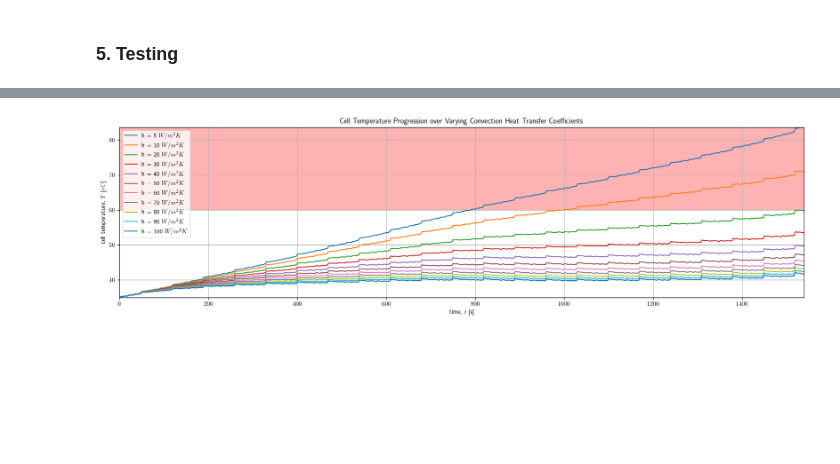
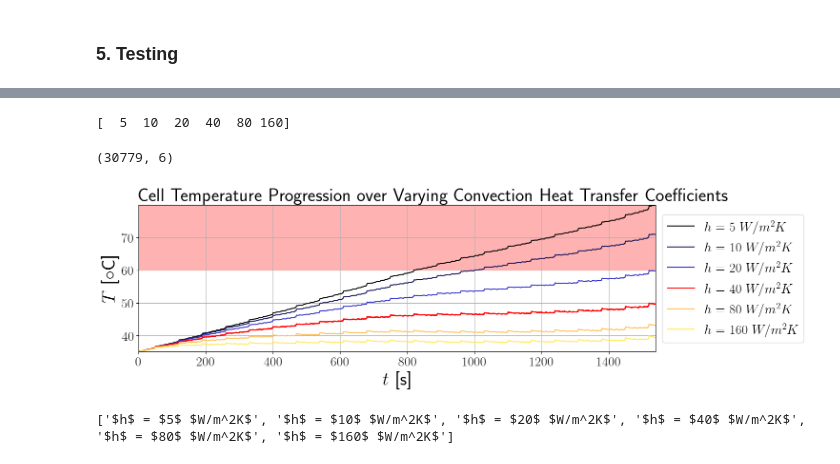
Before and after one commit to lemslemslems/cell_thermal_calculations, a Jupyter notebook: MAIN_cell_thermal_calculations.ipynb, the cells around one changed output, grey strips where cells are left out. Saved outputs shown, nothing was run; the diff lists cells and outputs as text; code cells hidden in the pictures; blank space fills up the shorter version.

Commit message:
update ot last graph

```diff
--- a/MAIN_cell_thermal_calculations.ipynb
+++ b/MAIN_cell_thermal_calculations.ipynb
@@ -50,7 +50,7 @@ num_parallel = 6                # no. of cell arrays in parallel
 radius = 0.009                  # cell radius [m]
 height = 0.065                  # cell height [m]
 
-conv_coeff = 10/3           # convection coefficient [W/m^2K]
+conv_coeff = 5              # convection coefficient [W/m^2K]
 timestep = 0.05             # [s]
 T_amb = 35                  # ambient temp. [C]
 num_laps = 22               # no. of laps in race
@@ -267,3 +262,11 @@ print(conv_coeff_test)
+# %%
+conv_coeff_test = [5]
+for i in range(1,6):
+    conv_coeff_test.append(conv_coeff_test[i-1]*2)
+conv_coeff_test = np.array(conv_coeff_test)
+print(conv_coeff_test)
+# %% [output]
+[  5  10  20  40  80 160]
 # %%
 def dT2_test(T_prev, Cp, conv_coeff):
     result = T_prev*(exp(-2*pi*radius*height*conv_coeff*timestep/(mass*Cp)) - 1) + T_amb*(1 - exp(-2*pi*radius*height*conv_coeff*timestep/(mass*Cp)))
@@ -314,27 +317,47 @@ temps = np.zeros((len(time), len(conv_coeff_test)))
 
 for i in range(len(conv_coeff_test)):
     temps[:,i] = conv_sim_test(conv_coeff_test[i])
+print(temps.shape)
+# %% [output]
+(30779, 6)
-# %%
-plt.rcParams['text.usetex'] = True
-fig, ax = plt.subplots(figsize=(20,5))
-
-# plot original temp variation (natural cooling)
-ax.plot(data[:,1], data[:,-1], label = "h = 5 $W/m^{2}K$")
-ax.set_xlabel("time, $t$ [s]")
-ax.set_ylabel("cell temperature, $T$ [$\\circ C$]")
-ax.set_xlim(0,time[-1])
-ax.set_ylim(T_amb, np.max(data[:,-1]))
-ax.grid(1)
-
-# put a warning region
-ax.axhspan(60,np.max(data[:,-1]), facecolor = 'red', alpha = 0.3)
-
-# plot all tested temp variations
-for i in range(temps.shape[1]):
-    plt.plot(data[:,1], temps[:,i], label = f"h = {conv_coeff_test[i]} $W/m^{2}K$")
-
-ax.set_title("Cell Temperature Progression over Varying Convection Heat Transfer Coefficients")
-ax.legend()
-plt.show()
-# %% [output]
-[figure, removed]
+# %%
+plt.rcParams['text.usetex'] = True
+# plt.rcParams['font.size'] = 28
+fig, ax = plt.subplots(figsize=(14,4))
+
+# plot original temp variation (natural cooling)
+ax.set_title("Cell Temperature Progression over Varying Convection Heat Transfer Coefficients",
+             fontsize = 28, weight = "bold", loc = "left")
+ax.set_xlabel("$t$ [s]")
+ax.set_ylabel("$T$ [$\\circ$C]")
+ax.set_xlim(0,time[-1])
+ax.set_ylim(T_amb, np.max(temps))
+ax.tick_params(axis = 'both', which = 'major', labelsize = 20)
+ax.grid(1)
+
+colors = ["#000000", "#16165c", "#3333cc", "#f5bd41", "#ffbf56", "#ffe957"]
+colors_reversed = []
+for i in colors[::-1]:
+    colors_reversed.append(i)
+
+
+# plot all tested temp variations
+for i in range(temps.shape[1]):
+    if conv_coeff_test[i] == 40:
+        plt.plot(data[:,1], temps[:,i], color = "red", linewidth = 2)
+    else:
+        plt.plot(data[:,1], temps[:,i], color = colors[i])
+
+
+legends = [f"$h$ = ${i}$ $W/m^{2}K$" for i in conv_coeff_test]
+ax.legend(legends, bbox_to_anchor = [1,0.5], loc = "center left", fontsize = 20)
+
+# put a warning region
+ax.axhspan(60,np.max(data[:,-1]), facecolor = 'red', alpha = 0.3)
+plt.show()
+# %% [output]
+[figure, added]
+# %%
+print(legends)
+# %% [output]
+['$h$ = $5$ $W/m^2K$', '$h$ = $10$ $W/m^2K$', '$h$ = $20$ $W/m^2K$', '$h$ = $40$ $W/m^2K$', '$h$ = $80$ $W/m^2K$', '$h$ = $160$ $W/m^2K$']
```
Also changed, not shown: parts of 2 cells of this notebook.
